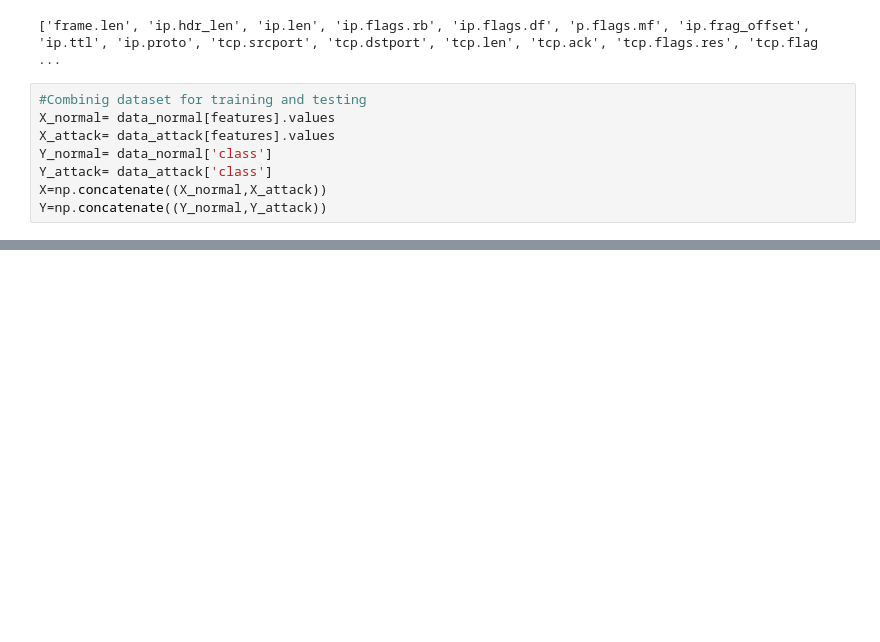
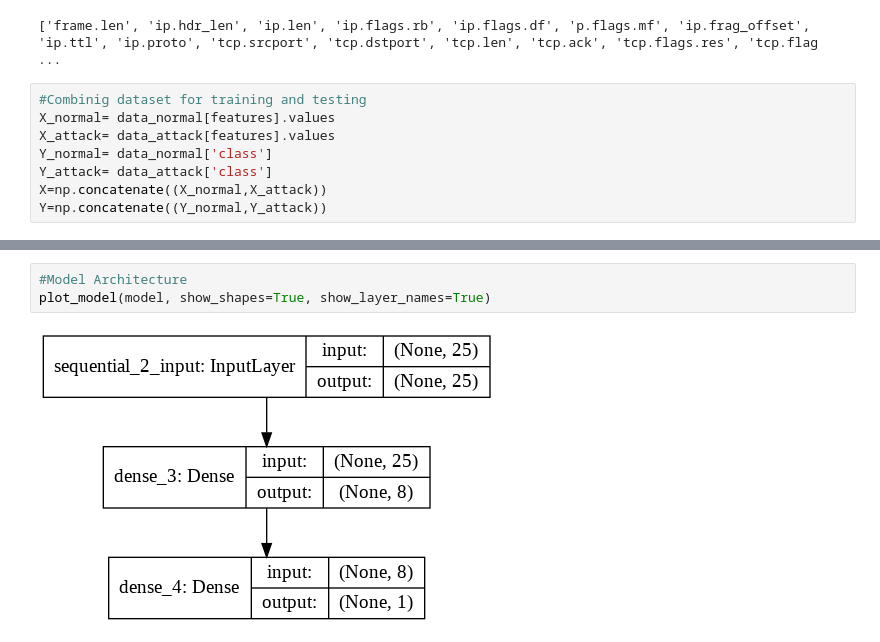
Before and after one commit to alr0cks/ddos-prediction-dnn, a Jupyter notebook: DDos_Prediction.ipynb, the cells around one changed output, grey strips where cells are left out. Drawn from its saved outputs; the diff is of its cells as text; blank space fills up the shorter version.

```diff
--- a/DDos_Prediction.ipynb
+++ b/DDos_Prediction.ipynb
@@ -111,0 +215,5 @@ def create_baseline():
+# %%
+#Model Architecture
+plot_model(model, show_shapes=True, show_layer_names=True)
+# %% [output]
+[figure, added]
```
Also changed, not shown: parts of 18 cells of this notebook.
